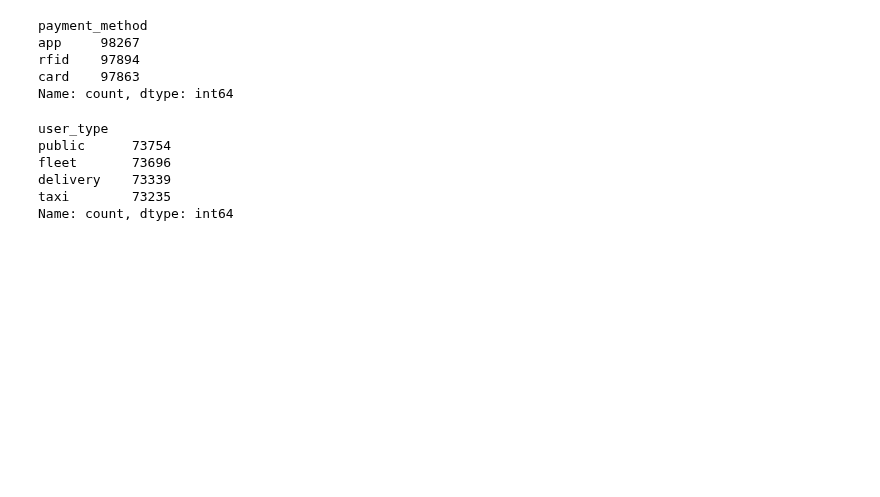
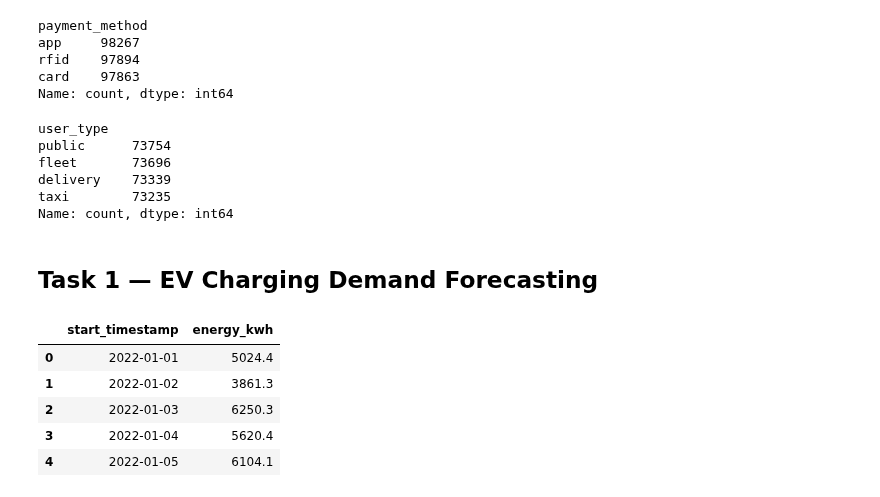
Before and after one commit to Student-boy143/powergrid-ev-analytics, a Jupyter notebook: notebooks/01_dataset_exploration.ipynb.ipynb, the cells around one changed output. Saved outputs shown, nothing was run; the diff lists cells and outputs as text; code cells hidden in the pictures; blank space fills up the shorter version.

```diff
--- a/notebooks/01_dataset_exploration.ipynb.ipynb
+++ b/notebooks/01_dataset_exploration.ipynb.ipynb
@@ -341,3 +341,5 @@ fleet       73696
 delivery    73339
 taxi        73235
 Name: count, dtype: int64
+# %% [markdown]
+## Task 1 — EV Charging Demand Forecasting
@@ -343,0 +354,9 @@ Name: count, dtype: int64
+# %%
+daily_demand.head()
+# %% [output]
+|  | start_timestamp | energy_kwh |
+| 0 | 2022-01-01 | 5024.4 |
+| 1 | 2022-01-02 | 3861.3 |
+| 2 | 2022-01-03 | 6250.3 |
+| 3 | 2022-01-04 | 5620.4 |
+| 4 | 2022-01-05 | 6104.1 |
```
Also changed, not shown: parts of 21 cells of this notebook.
